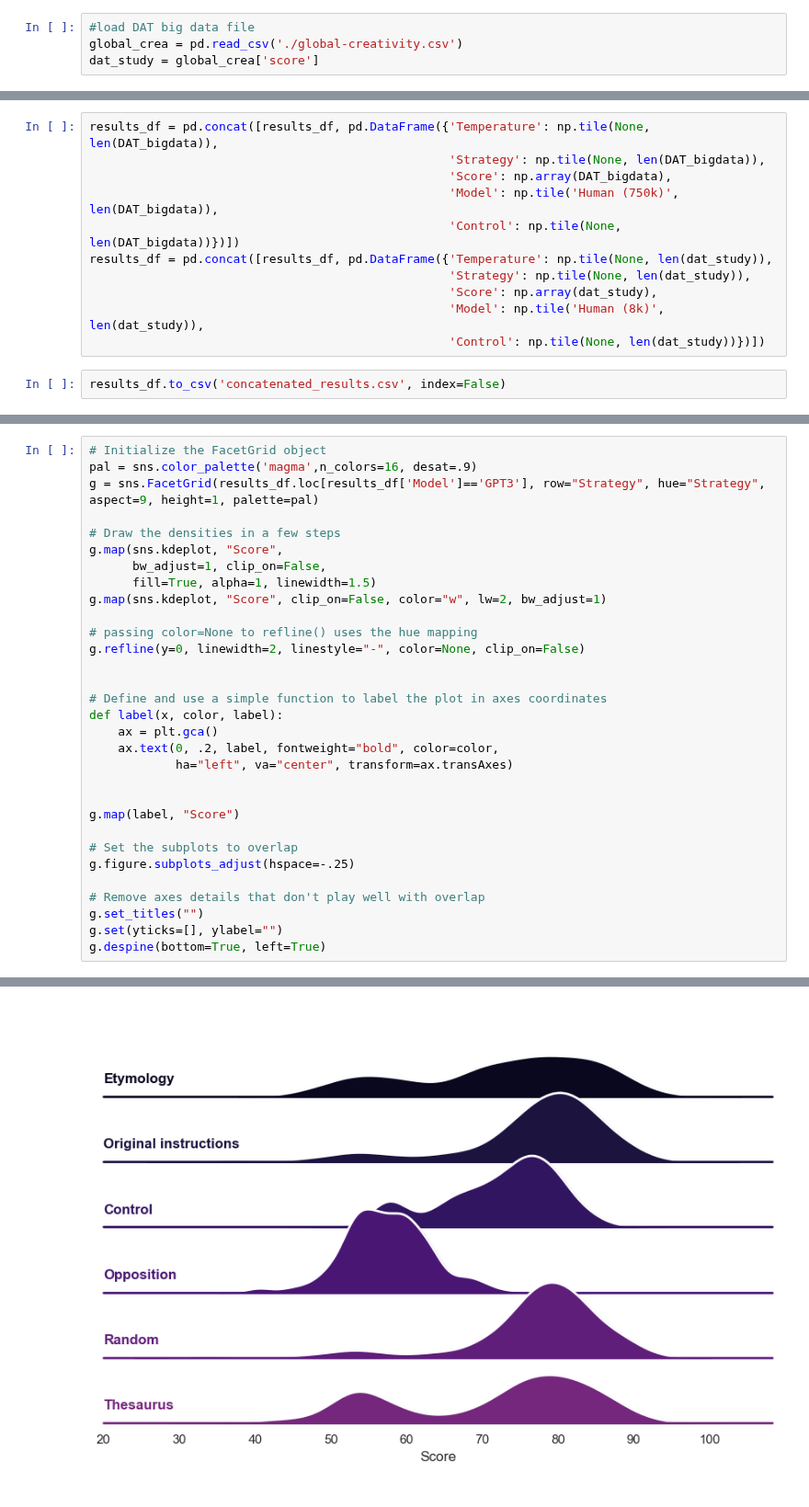
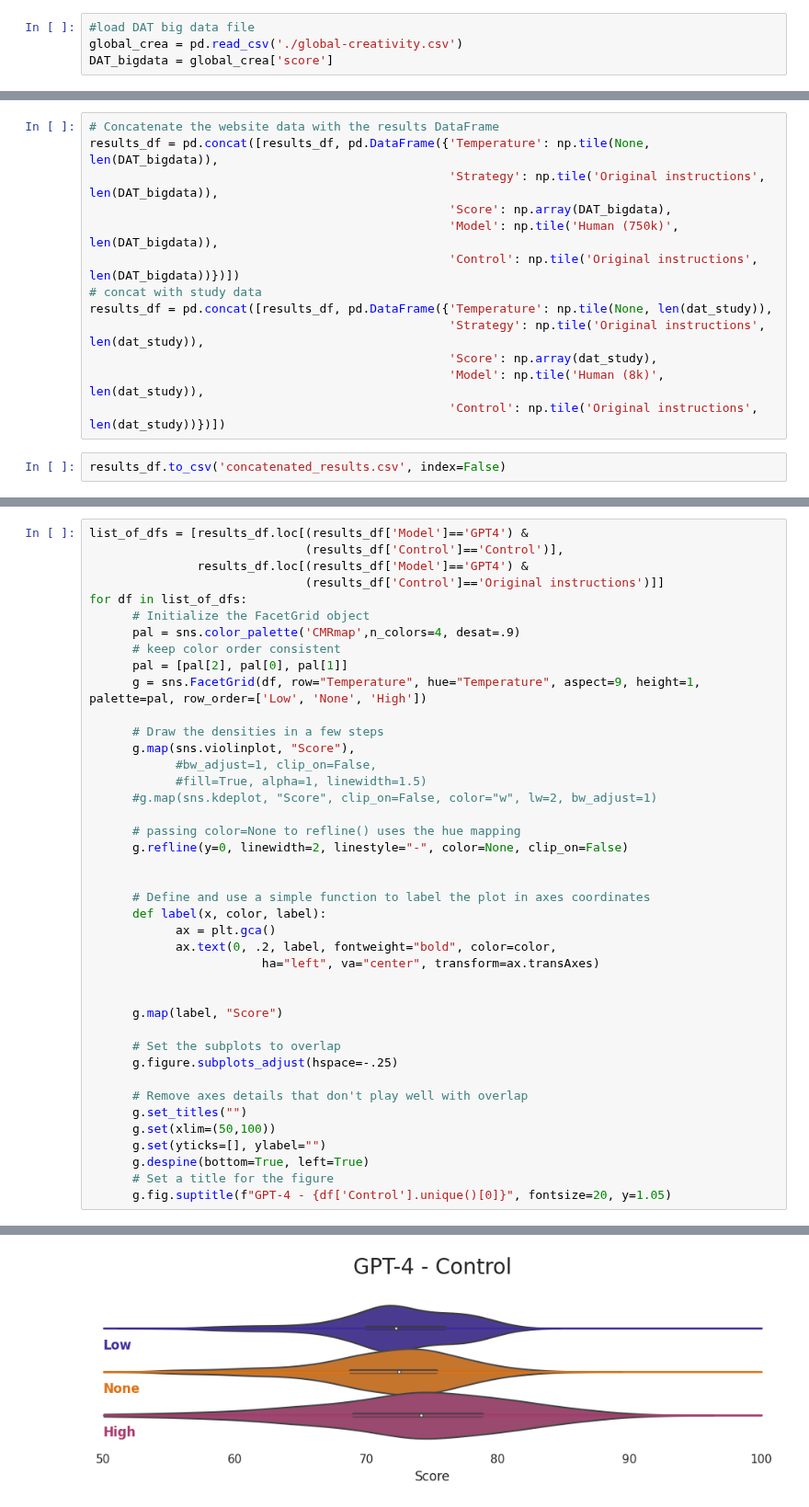
Before and after one commit to AntoineBellemare/DAT_GPT, a Jupyter notebook: scripts/visualization.ipynb, the cells around one changed output, grey strips where cells are left out. Shown at 92% size. Saved outputs shown, nothing was run; the diff lists cells and outputs as text.

```diff
--- a/scripts/visualization.ipynb
+++ b/scripts/visualization.ipynb
@@ -26,7 +51,7 @@ dat_study = df['dat'].astype(float).tolist()
 # %%
 #load DAT big data file
 global_crea = pd.read_csv('./global-creativity.csv')
-dat_study = global_crea['score']
+DAT_bigdata = global_crea['score']
 # %% [markdown]
 ## Fetch machine data
 * GPT-3.5turbo
@@ -142,15 +170,17 @@ Number of valid words 28
 # %% [markdown]
 ## Concatenate all human and machine data
 # %%
+# Concatenate the website data with the results DataFrame
 results_df = pd.concat([results_df, pd.DataFrame({'Temperature': np.tile(None, len(DAT_bigdata)),
-                                                  'Strategy': np.tile(None, len(DAT_bigdata)),
+                                                  'Strategy': np.tile('Original instructions', len(DAT_bigdata)),
                                                   'Score': np.array(DAT_bigdata),
                                                   'Model': np.tile('Human (750k)', len(DAT_bigdata)),
-                                                  'Control': np.tile(None, len(DAT_bigdata))})])
+                                                  'Control': np.tile('Original instructions', len(DAT_bigdata))})])
+# concat with study data
 results_df = pd.concat([results_df, pd.DataFrame({'Temperature': np.tile(None, len(dat_study)),
-                                                  'Strategy': np.tile(None, len(dat_study)),
+                                                  'Strategy': np.tile('Original instructions', len(dat_study)),
                                                   'Score': np.array(dat_study),
                                                   'Model': np.tile('Human (8k)', len(dat_study)),
-                                                  'Control': np.tile(None, len(dat_study))})])
+                                                  'Control': np.tile('Original instructions', len(dat_study))})])
 # %%
 results_df.to_csv('concatenated_results.csv', index=False)
@@ -279,32 +376,42 @@ pvals
 # %%
-# Initialize the FacetGrid object
-pal = sns.color_palette('magma',n_colors=16, desat=.9)
-g = sns.FacetGrid(results_df.loc[results_df['Model']=='GPT3'], row="Strategy", hue="Strategy", aspect=9, height=1, palette=pal)
+list_of_dfs = [results_df.loc[(results_df['Model']=='GPT4') &
+                              (results_df['Control']=='Control')],
+               results_df.loc[(results_df['Model']=='GPT4') &
+                              (results_df['Control']=='Original instructions')]]
+for df in list_of_dfs:
+      # Initialize the FacetGrid object
+      pal = sns.color_palette('CMRmap',n_colors=4, desat=.9)
+      # keep color order consistent
+      pal = [pal[2], pal[0], pal[1]]
+      g = sns.FacetGrid(df, row="Temperature", hue="Temperature", aspect=9, height=1, palette=pal, row_order=['Low', 'None', 'High'])
 
-# Draw the densities in a few steps
-g.map(sns.kdeplot, "Score",
-      bw_adjust=1, clip_on=False,
-      fill=True, alpha=1, linewidth=1.5)
-g.map(sns.kdeplot, "Score", clip_on=False, color="w", lw=2, bw_adjust=1)
+      # Draw the densities in a few steps
+      g.map(sns.violinplot, "Score"),
+            #bw_adjust=1, clip_on=False,
+            #fill=True, alpha=1, linewidth=1.5)
+      #g.map(sns.kdeplot, "Score", clip_on=False, color="w", lw=2, bw_adjust=1)
 
-# passing color=None to refline() uses the hue mapping
-g.refline(y=0, linewidth=2, linestyle="-", color=None, clip_on=False)
+      # passing color=None to refline() uses the hue mapping
+      g.refline(y=0, linewidth=2, linestyle="-", color=None, clip_on=False)
 
 
-# Define and use a simple function to label the plot in axes coordinates
-def label(x, color, label):
-    ax = plt.gca()
-    ax.text(0, .2, label, fontweight="bold", color=color,
-            ha="left", va="center", transform=ax.transAxes)
+      # Define and use a simple function to label the plot in axes coordinates
+      def label(x, color, label):
+            ax = plt.gca()
+            ax.text(0, .2, label, fontweight="bold", color=color,
+                        ha="left", va="center", transform=ax.transAxes)
 
 
-g.map(label, "Score")
+      g.map(label, "Score")
 
-# Set the subplots to overlap
-g.figure.subplots_adjust(hspace=-.25)
+      # Set the subplots to overlap
+      g.figure.subplots_adjust(hspace=-.25)
 
-# Remove axes details that don't play well with overlap
-g.set_titles("")
-g.set(yticks=[], ylabel="")
-g.despine(bottom=True, left=True)
+      # Remove axes details that don't play well with overlap
+      g.set_titles("")
+      g.set(xlim=(50,100))
+      g.set(yticks=[], ylabel="")
+      g.despine(bottom=True, left=True)
+      # Set a title for the figure
+      g.fig.suptitle(f"GPT-4 - {df['Control'].unique()[0]}", fontsize=20, y=1.05)
 # %% [output]
@@ -312 +418 @@ g.despine(bottom=True, left=True)
-[figure, old version]
+[figure, new version]
```
Also changed, not shown: parts of 15 cells of this notebook, 1 other file.
